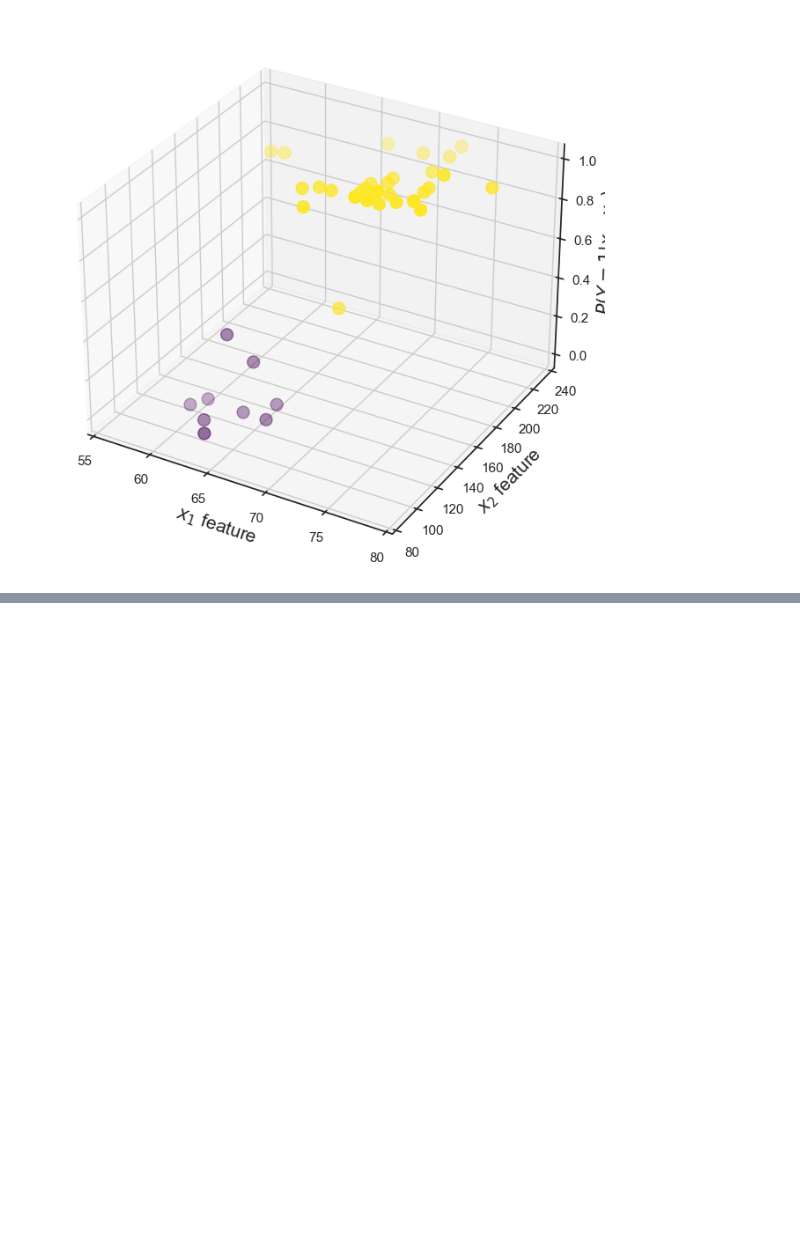
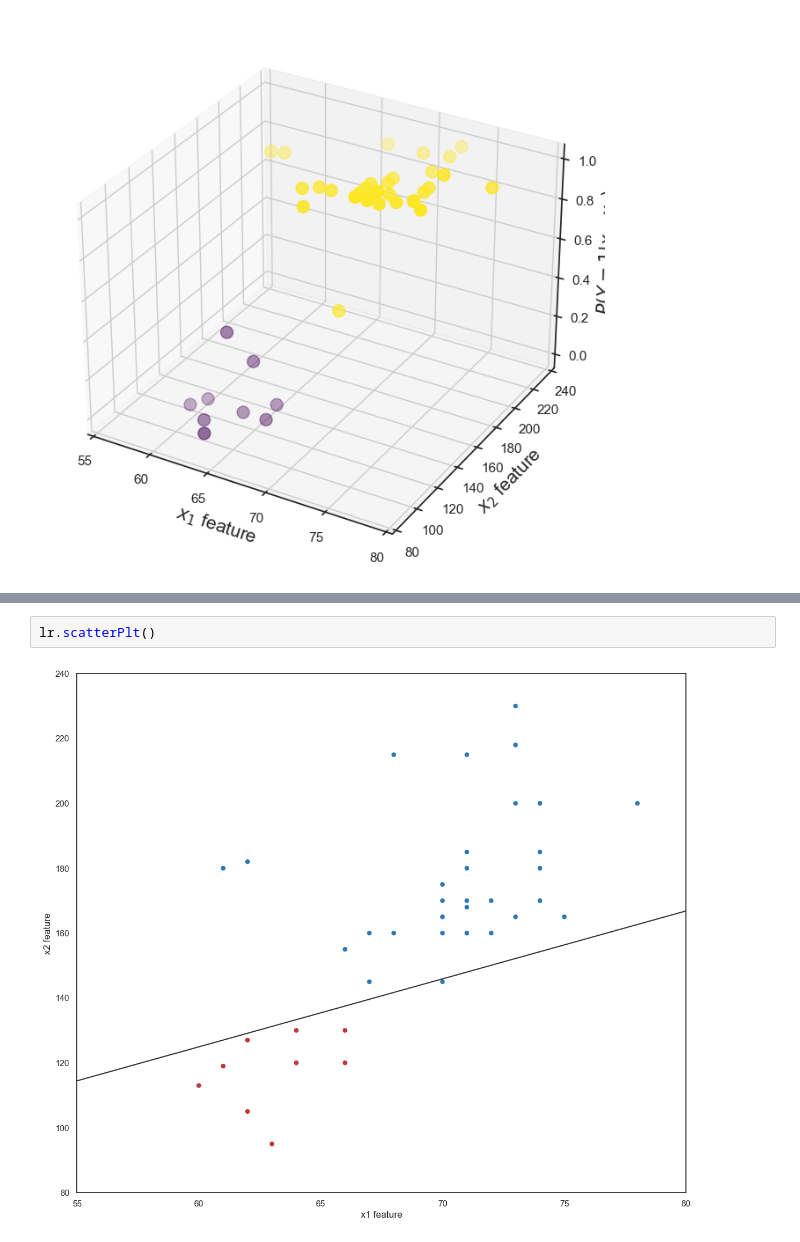
Before and after one commit to Aryan120798/ML_models, a Jupyter notebook: LogisticRegression/LogisticRegression.ipynb, the cells around one changed output, grey strips where cells are left out. Drawn from its saved outputs; the diff is of its cells as text; blank space fills up the shorter version.

```diff
--- a/LogisticRegression/LogisticRegression.ipynb
+++ b/LogisticRegression/LogisticRegression.ipynb
@@ -216,0 +226,4 @@ lr.plot3D()
+# %%
+lr.scatterPlt()
+# %% [output]
+[figure, added]
```
Also changed, not shown: parts of 3 cells of this notebook.
